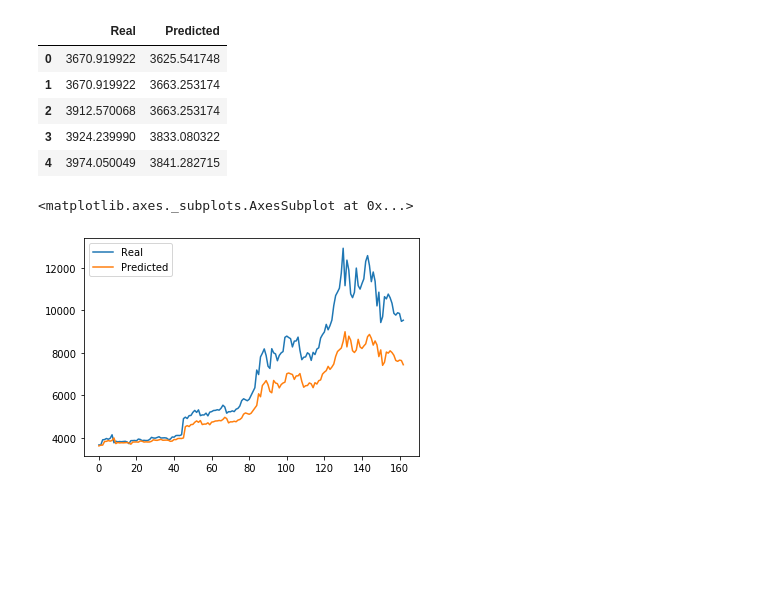
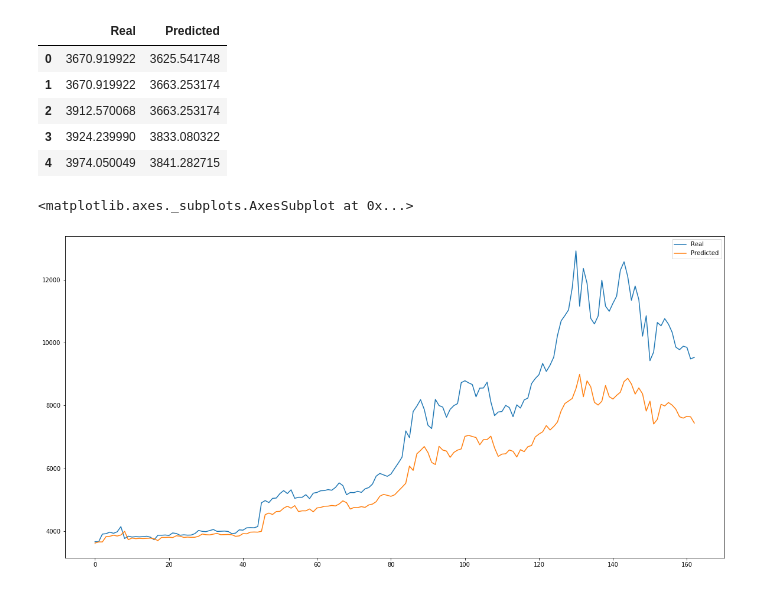
Before and after one commit to mostafajoma/Deep-Learning, a Jupyter notebook: lstm_stock_predictor_closing.ipynb, the cells around one changed output. Saved outputs shown, nothing was run; the diff lists cells and outputs as text; code cells hidden in the pictures; blank space fills up the shorter version.

```diff
--- a/lstm_stock_predictor_closing.ipynb
+++ b/lstm_stock_predictor_closing.ipynb
@@ -283,7 +283,7 @@ stocks.head()
 | 4 | 3974.050049 | 3841.282715 |
 # %%
 # Plot the real vs predicted values as a line chart
-stocks.plot()
+stocks.plot(figsize=(20,10))
 # %% [output]
 <matplotlib.axes._subplots.AxesSubplot at 0x...>
-[figure, old version]
+[figure, new version]
```
Also changed, not shown: 3 other files.
